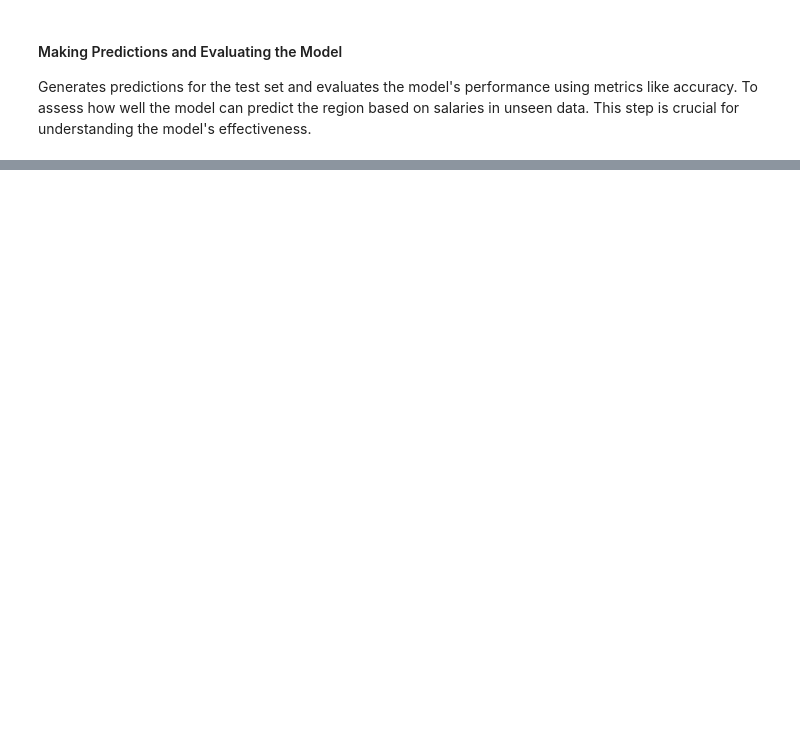
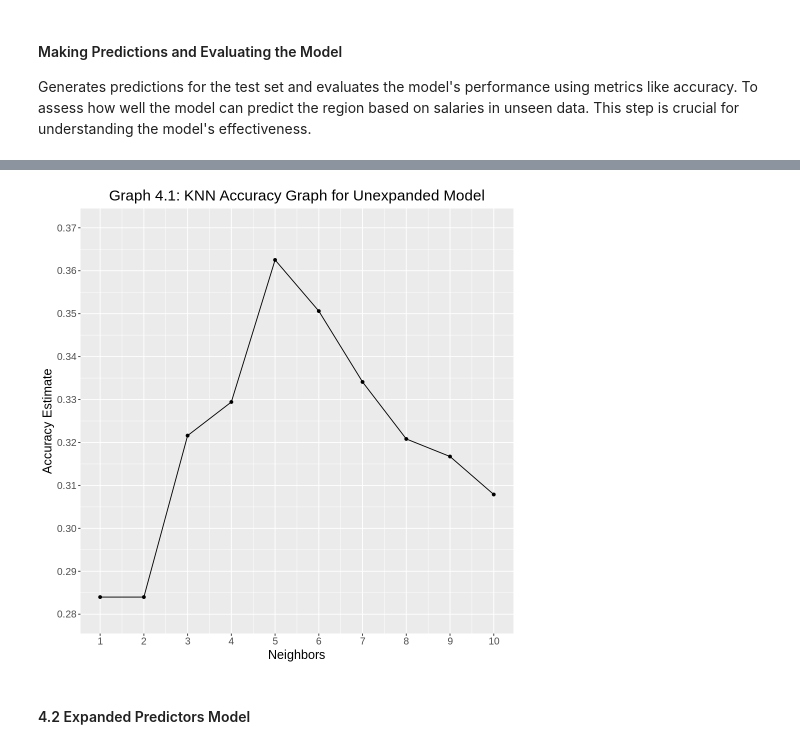
Before and after one commit to colinyee9935/DSCI100_Group_Project, a Jupyter notebook: Project Proposal version 0.0.1.ipynb, the cells around one changed output, grey strips where cells are left out. Drawn from its saved outputs; the diff is of its cells as text; code cells hidden in the pictures; blank space fills up the shorter version.

```diff
--- a/Project Proposal version 0.0.1.ipynb
+++ b/Project Proposal version 0.0.1.ipynb
@@ -299,0 +391,16 @@ We’ll be generating a confusion matrix that helps to visualize the number of c
+# %%
+set.seed(100)
+knn_tune <- nearest_neighbor(weight_func = "rectangular",
+                             neighbors = tune()) |>
+  set_engine("kknn") |>
+  set_mode("classification")
+
+gridvals<-tibble(neighbors=seq(from=1, to=10, by=1))
+
+knn_results <- workflow() |>
+       add_recipe(recipe) |>
+       add_model(knn_tune) |>
+       tune_grid(resamples = region_vfold, grid = gridvals) |>
+       collect_metrics()
+knn_results
+cat("Table 4.1: Prediction Correctness of Unexpanded Model by Varying Neighbours \n")
@@ -299,0 +419,20 @@ We’ll be generating a confusion matrix that helps to visualize the number of c
+# %%
+set.seed(100)
+options(repr.plot.height = 8, repr.plot.width = 8)
+
+accuracies <- knn_results |>
+       filter(.metric == "accuracy")
+
+cross_val_plot <- ggplot(accuracies, aes(x = neighbors, y = mean))+
+    geom_point() +
+    geom_line() +
+    labs(x = "Neighbors", y = "Accuracy Estimate",
+    title="Graph 4.1: KNN Accuracy Graph for Unexpanded Model")+
+    theme(text=element_text(size=15), plot.title = element_text(hjust = 0.5))+
+    scale_x_continuous(breaks = 1:10)+
+    scale_y_continuous(breaks = seq(0.28, 0.40, by = 0.01),limits = c(0.28, 0.37)) #added for better comparison
+cross_val_plot
+# %% [output]
+[figure, added]
+# %% [markdown]
+#### 4.2 Expanded Predictors Model
```
Also changed, not shown: parts of 44 cells of this notebook.
